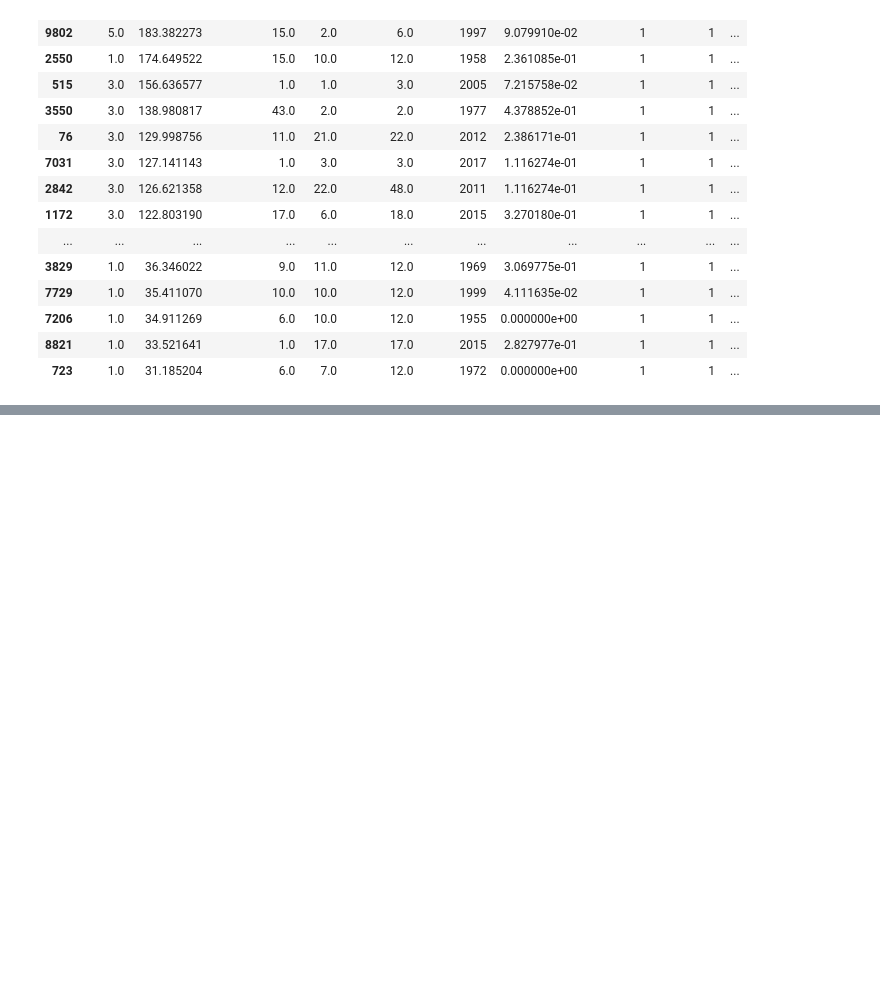
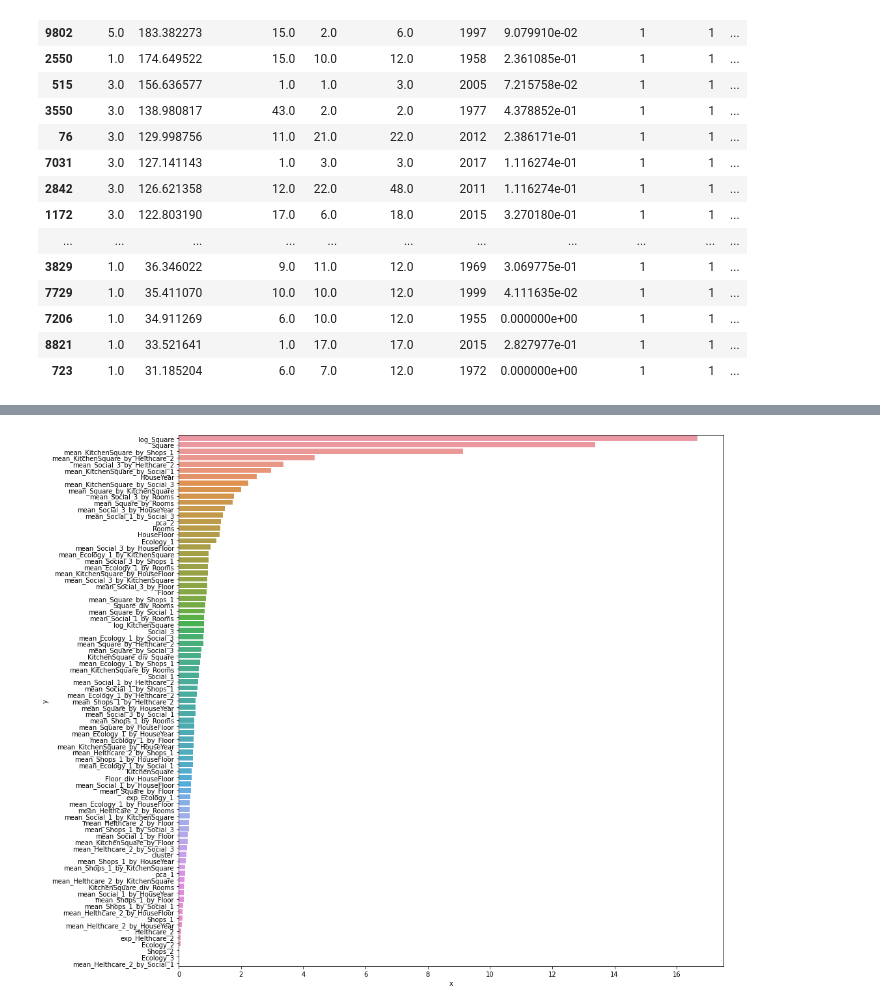
Before and after one commit to TrickSonix/Project_for_SF, a Jupyter notebook: ML/Notebooks/Models_results_analysis.ipynb, the cells around one changed output, grey strips where cells are left out. Cells and saved outputs as stored; diff of their text form; code cells hidden in the pictures; blank space fills up the shorter version.

```diff
--- a/ML/Notebooks/Models_results_analysis.ipynb
+++ b/ML/Notebooks/Models_results_analysis.ipynb
@@ -265,0 +269,2 @@ results_without_outliers
+# %%
+res_cv_wo = regression_CV(model, X, y, return_estimator=True)
@@ -265,0 +273,10 @@ results_without_outliers
+# %%
+data_to_plot = []
+for estimator in res_cv_wo['estimator']:
+    data_to_plot.append(pd.DataFrame({'x': estimator.feature_importances_, 'y': X.columns}).sort_values(by='x', ascending=False))
+# %%
+plt.figure(figsize=(15,15))
+sns.barplot(data = data_to_plot[0], x='x', y='y')
+plt.show()
+# %% [output]
+[figure, added]
```
Also changed, not shown: parts of 23 cells of this notebook, 1 other file.
